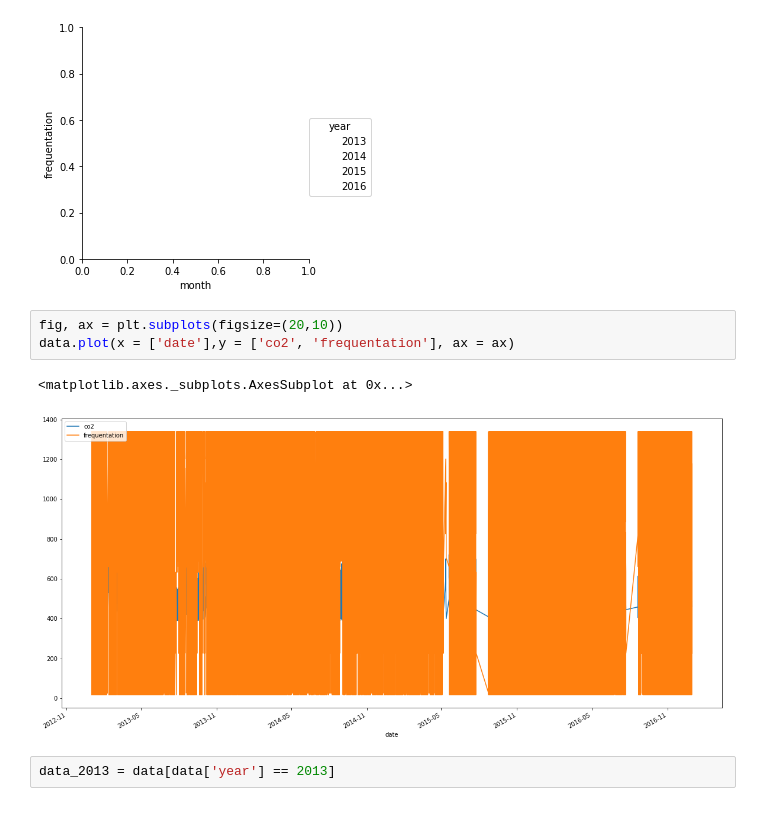
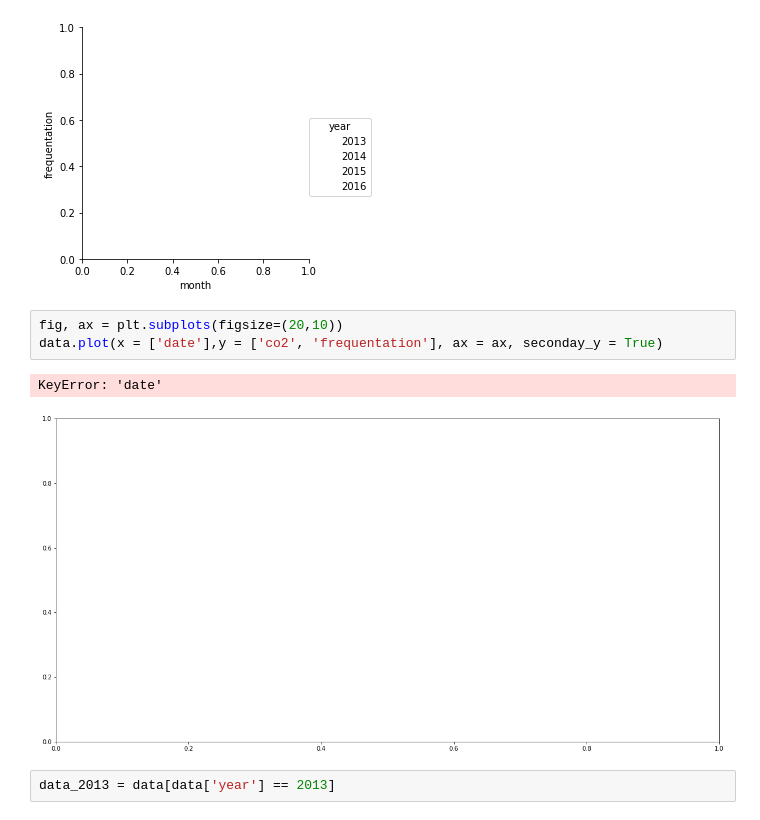
Before and after one commit to MrMey/underground_air_quality_analysis, a Jupyter notebook: Untitled.ipynb, the cells around one changed output. Cells and saved outputs as stored; diff of their text form.

```diff
--- a/Untitled.ipynb
+++ b/Untitled.ipynb
@@ -147,10 +147,10 @@ sns.factorplot(x="month", y="frequentation", hue = "year", data=data, kind = "bo
 [figure]
 # %%
 fig, ax = plt.subplots(figsize=(20,10))
-data.plot(x = ['date'],y = ['co2', 'frequentation'], ax = ax)
+data.plot(x = ['date'],y = ['co2', 'frequentation'], ax = ax, seconday_y = True)
 # %% [output]
-<matplotlib.axes._subplots.AxesSubplot at 0x...>
+KeyError: 'date'
-[figure, old version]
+[figure, new version]
 # %%
 data_2013 = data[data['year'] == 2013]
 # %%
```
Also changed, not shown: parts of 4 cells of this notebook.
